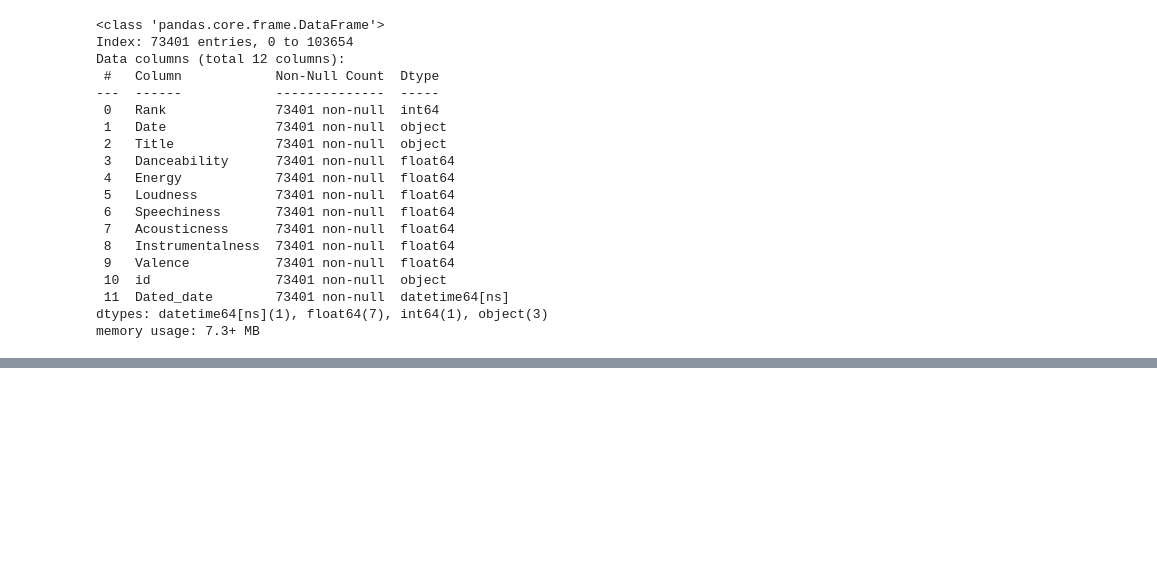
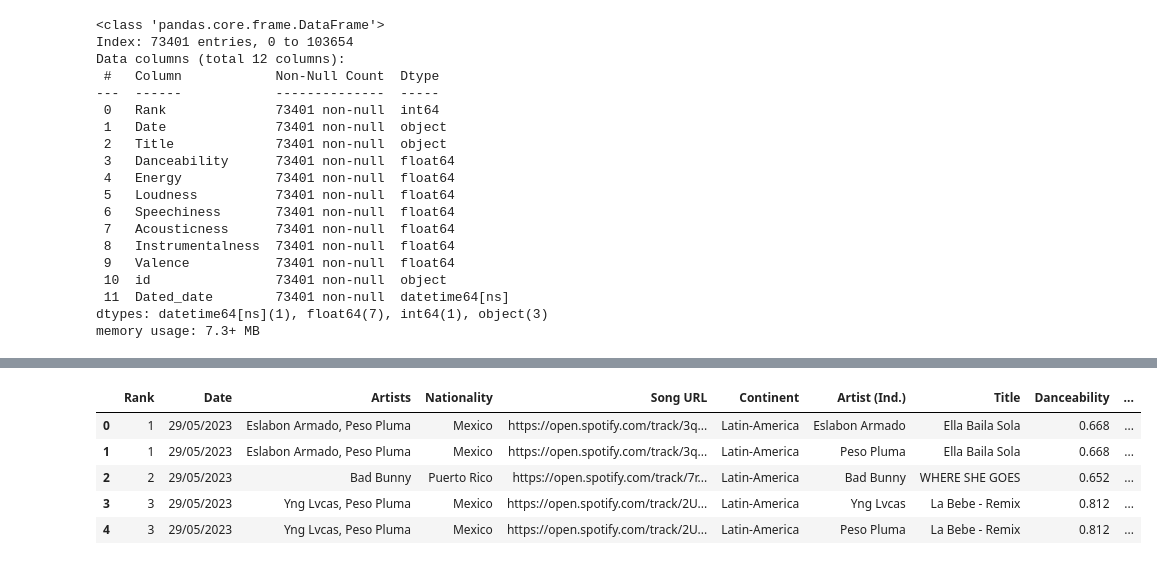
Before and after one commit to TexasBearfan/Project_4_Machine_Learning_Spotify_Group_4, a Jupyter notebook: main.ipynb, the cells around one changed output, grey strips where cells are left out. Drawn from its saved outputs; the diff is of its cells as text; code cells hidden in the pictures; blank space fills up the shorter version.

```diff
--- a/main.ipynb
+++ b/main.ipynb
@@ -88,0 +89,3 @@ df.to_csv('training_data.csv')
+# %%
+df=pd.read_csv(file,delimiter=';')
+df.head()
@@ -88,0 +99,10 @@ df.to_csv('training_data.csv')
+# %%
+df=df[['Rank','Date','Artists','Nationality','Song URL','Continent','Artist (Ind.)','Title','Danceability','Energy','Loudness','Speechiness','Acousticness','Instrumentalness','Valence','id']]
+df.head()
+# %% [output]
+|  | Rank | Date | Artists | Nationality | Song URL | Continent | Artist (Ind.) | Title | Danceability | ... |
+| 0 | 1 | 29/05/2023 | Eslabon Armado, Peso Pluma | Mexico | https://open.spotify.com/track/3q... | Latin-America | Eslabon Armado | Ella Baila Sola | 0.668 | ... |
+| 1 | 1 | 29/05/2023 | Eslabon Armado, Peso Pluma | Mexico | https://open.spotify.com/track/3q... | Latin-America | Peso Pluma | Ella Baila Sola | 0.668 | ... |
+| 2 | 2 | 29/05/2023 | Bad Bunny | Puerto Rico | https://open.spotify.com/track/7r... | Latin-America | Bad Bunny | WHERE SHE GOES | 0.652 | ... |
+| 3 | 3 | 29/05/2023 | Yng Lvcas, Peso Pluma | Mexico | https://open.spotify.com/track/2U... | Latin-America | Yng Lvcas | La Bebe - Remix | 0.812 | ... |
+| 4 | 3 | 29/05/2023 | Yng Lvcas, Peso Pluma | Mexico | https://open.spotify.com/track/2U... | Latin-America | Peso Pluma | La Bebe - Remix | 0.812 | ... |
```
Also changed, not shown: parts of 13 cells of this notebook, 2 other files.
